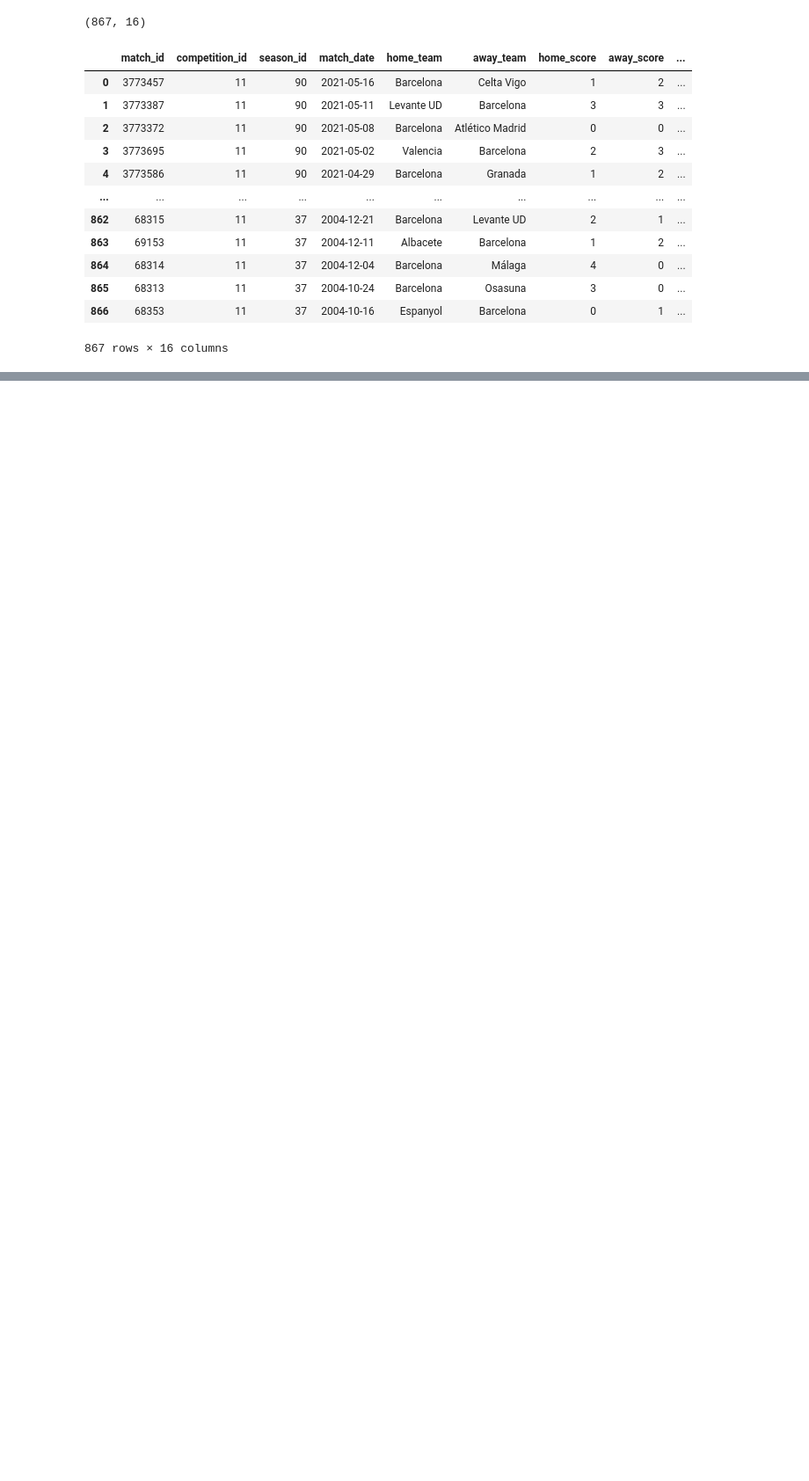
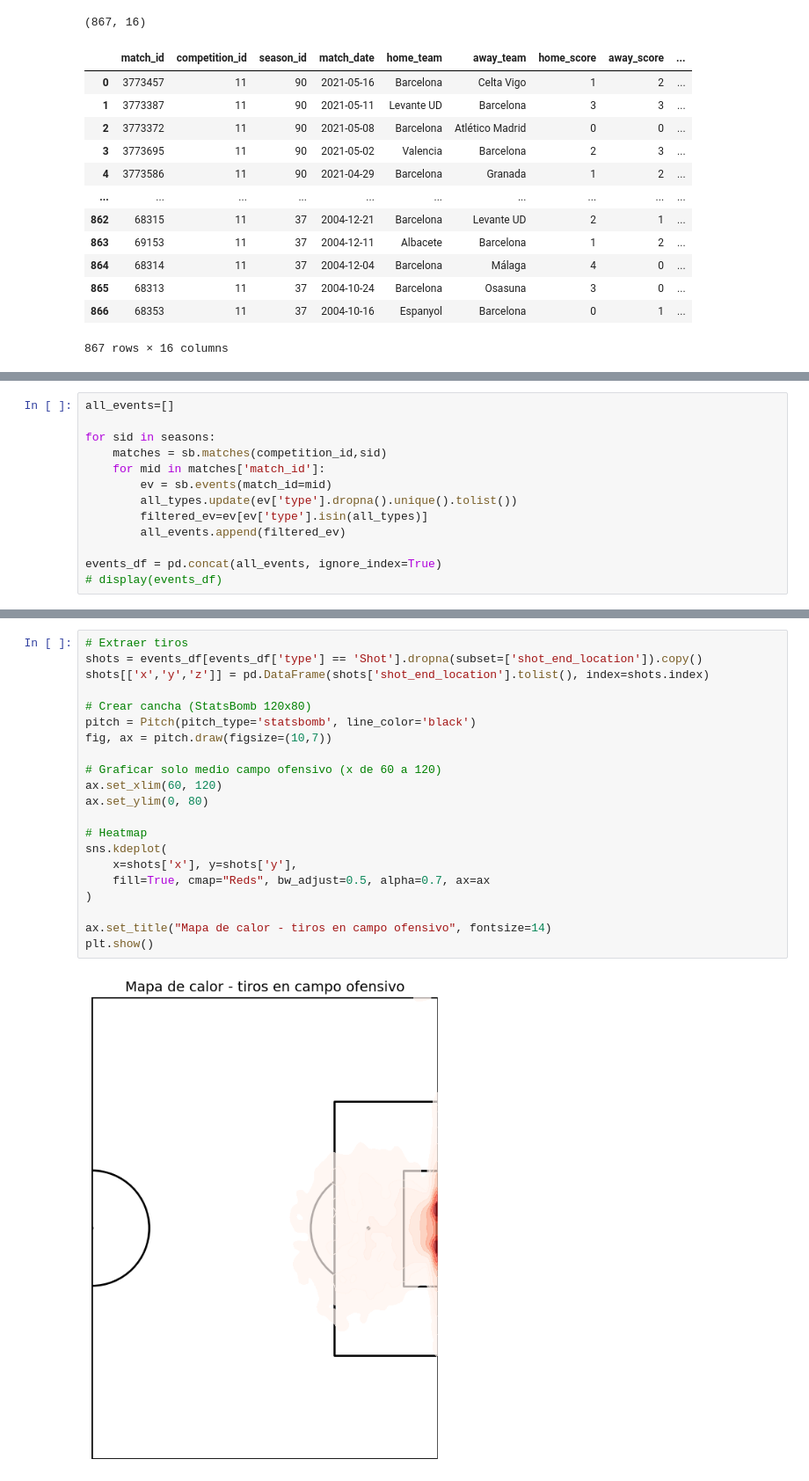
Before and after one commit to VainstubTomas/Aprendizaje_Automatico_Grandes_Datos, a Jupyter notebook: main.ipynb, the cells around one changed output, grey strips where cells are left out. Shown at 88% size. Cells and saved outputs as stored; diff of their text form; blank space fills up the shorter version.

Commit message:
feature: se filtro el dataframe events obteniendo todas las variables

```diff
--- a/main.ipynb
+++ b/main.ipynb
@@ -188,3 +175,16 @@ for sid in seasons:
 print(sorted(all_types))
 # %% [output]
 ['50/50', 'Bad Behaviour', 'Ball Receipt*', 'Ball Recovery', 'Block', 'Camera On', 'Camera off', 'Carry', 'Clearance', 'Dispossessed', 'Dribble', 'Dribbled Past', 'Duel', 'Error', 'Foul Committed', 'F ...
+# %%
+all_events=[]
+
+for sid in seasons:
+    matches = sb.matches(competition_id,sid)
+    for mid in matches['match_id']:
+        ev = sb.events(match_id=mid)
+        all_types.update(ev['type'].dropna().unique().tolist())
+        filtered_ev=ev[ev['type'].isin(all_types)]
+        all_events.append(filtered_ev)
+
+events_df = pd.concat(all_events, ignore_index=True)
+# display(events_df)
@@ -190,0 +238,23 @@ print(sorted(all_types))
+# %%
+# Extraer tiros
+shots = events_df[events_df['type'] == 'Shot'].dropna(subset=['shot_end_location']).copy()
+shots[['x','y','z']] = pd.DataFrame(shots['shot_end_location'].tolist(), index=shots.index)
+
+# Crear cancha (StatsBomb 120x80)
+pitch = Pitch(pitch_type='statsbomb', line_color='black')
+fig, ax = pitch.draw(figsize=(10,7))
+
+# Graficar solo medio campo ofensivo (x de 60 a 120)
+ax.set_xlim(60, 120)
+ax.set_ylim(0, 80)
+
+# Heatmap
+sns.kdeplot(
+    x=shots['x'], y=shots['y'],
+    fill=True, cmap="Reds", bw_adjust=0.5, alpha=0.7, ax=ax
+)
+
+ax.set_title("Mapa de calor - tiros en campo ofensivo", fontsize=14)
+plt.show()
+# %% [output]
+[figure, added]
```
Also changed, not shown: parts of 13 cells of this notebook.
